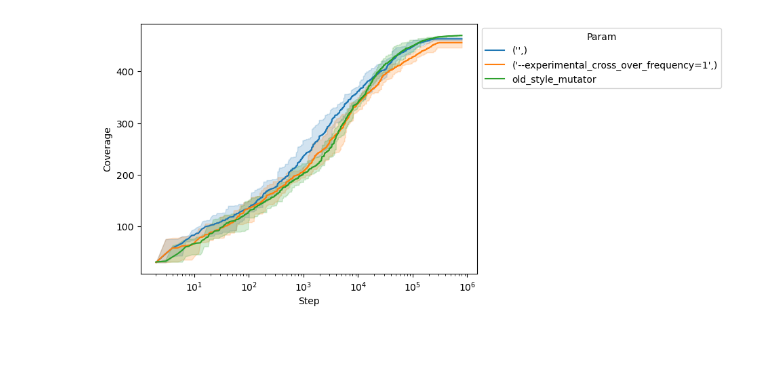
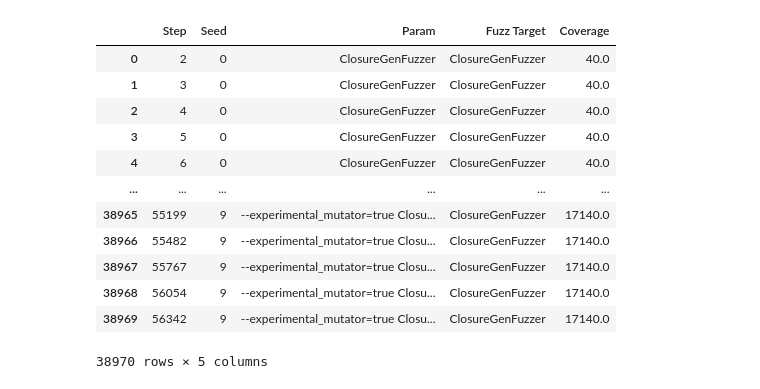
Before and after one commit to ajrox090/hyper-jazzer, a Jupyter notebook: plots/Plot.ipynb, the cells around one changed output. Drawn from its saved outputs; the diff is of its cells as text; code cells hidden in the pictures; blank space fills up the shorter version.

Commit message:
added forked submodule and the relevant target fuzzers to jazzer

```diff
--- a/plots/Plot.ipynb
+++ b/plots/Plot.ipynb
@@ -35,6 +5,24 @@ sns.move_legend(ax, "upper left", bbox_to_anchor=(1, 1))
-# %%
-ax = sns.lineplot(data=df3, x="Step",y="Coverage", hue="Param", errorbar=("pi", 75))
-ax.set_xscale('log')
-sns.move_legend(ax, "upper left", bbox_to_anchor=(1, 1))
-# %% [output]
-[figure, removed]
+# %%
+df = pd.read_csv("plot_ClosureGenFuzzer.csv").set_index("Unnamed: 0")
+# dfx = pd.read_csv("plot_MazeFuzzer2.csv").set_index("Unnamed: 0")
+# df = pd.concat([df, dfx])
+df2 = pd.pivot_table(df,index="Step", columns=["Seed","Param","Fuzz Target"],values="Coverage")
+idx =pd.Index( np.logspace(np.log10(2),np.log10(df2.index.max()),2000).round(), dtype=int, name="Step").drop_duplicates(keep="first")
+fullidx = df.index.union(idx).drop_duplicates(keep="first")
+df2 = df2.reindex(fullidx).fillna(method="ffill").reindex(idx).reset_index()
+df2 = df2.melt(id_vars="Step", var_name=["Seed","Param", "Fuzz Target"], value_name="Coverage")
+df2
+# %% [output]
+|  | Step | Seed | Param | Fuzz Target | Coverage |
+| 0 | 2 | 0 | ClosureGenFuzzer | ClosureGenFuzzer | 40.0 |
+| 1 | 3 | 0 | ClosureGenFuzzer | ClosureGenFuzzer | 40.0 |
+| 2 | 4 | 0 | ClosureGenFuzzer | ClosureGenFuzzer | 40.0 |
+| 3 | 5 | 0 | ClosureGenFuzzer | ClosureGenFuzzer | 40.0 |
+| 4 | 6 | 0 | ClosureGenFuzzer | ClosureGenFuzzer | 40.0 |
+| ... | ... | ... | ... | ... | ... |
+| 38965 | 55199 | 9 | --experimental_mutator=true Closu... | ClosureGenFuzzer | 17140.0 |
+| 38966 | 55482 | 9 | --experimental_mutator=true Closu... | ClosureGenFuzzer | 17140.0 |
+| 38967 | 55767 | 9 | --experimental_mutator=true Closu... | ClosureGenFuzzer | 17140.0 |
+| 38968 | 56054 | 9 | --experimental_mutator=true Closu... | ClosureGenFuzzer | 17140.0 |
+| 38969 | 56342 | 9 | --experimental_mutator=true Closu... | ClosureGenFuzzer | 17140.0 |
+38970 rows × 5 columns
```
Also changed, not shown: parts of 5 cells of this notebook, 5 other files.
